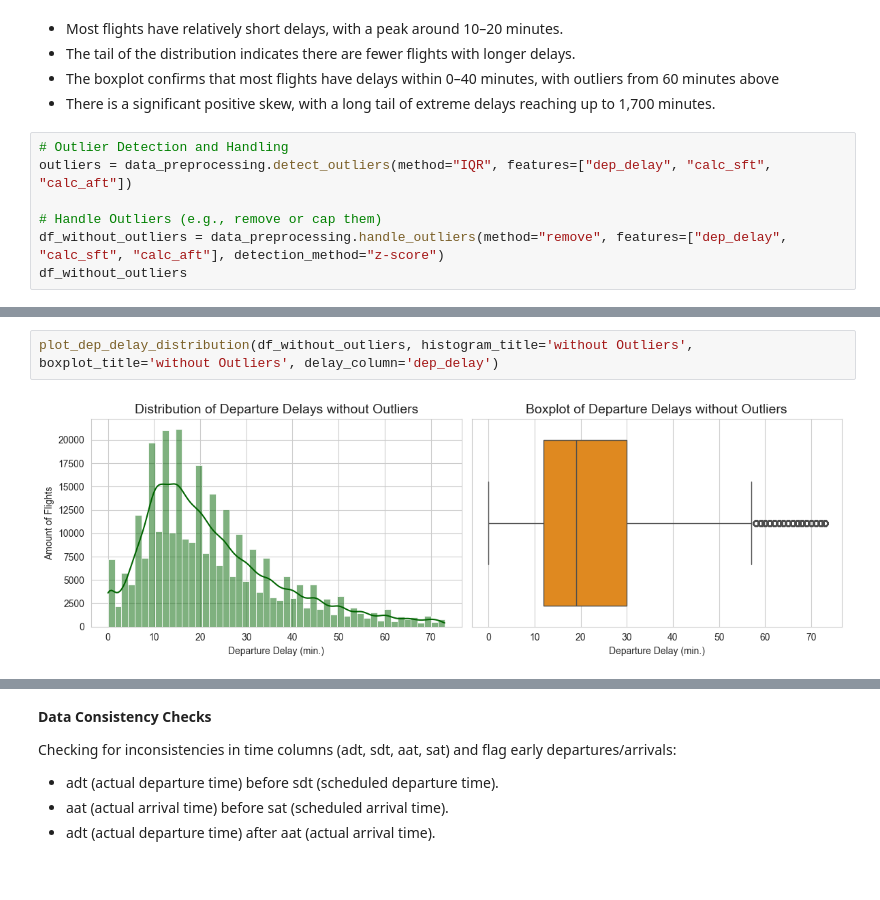
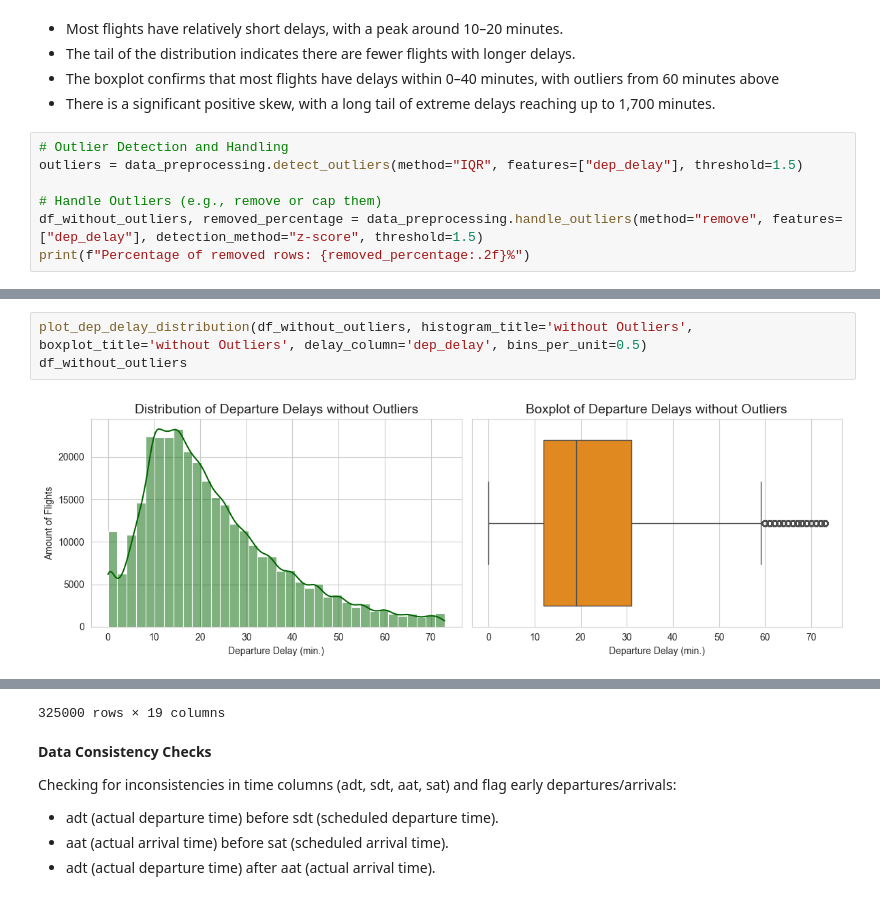
Before and after one commit to DT-Service-Consulting/avstats, a Jupyter notebook: avstats/AvStats_EDA.ipynb, the cells around one changed output, grey strips where cells are left out. Saved outputs shown, nothing was run; the diff lists cells and outputs as text.

```diff
--- a/avstats/AvStats_EDA.ipynb
+++ b/avstats/AvStats_EDA.ipynb
@@ -157,9 +157,9 @@ plot_dep_delay_distribution(df_preprocessed, delay_filter=100, delay_column='dep
 * There is a significant positive skew, with a long tail of extreme delays reaching up to 1,700 minutes.
 # %%
 # Outlier Detection and Handling
-outliers = data_preprocessing.detect_outliers(method="IQR", features=["dep_delay", "calc_sft", "calc_aft"])
+outliers = data_preprocessing.detect_outliers(method="IQR", features=["dep_delay"], threshold=1.5)
 
 # Handle Outliers (e.g., remove or cap them)
-df_without_outliers = data_preprocessing.handle_outliers(method="remove", features=["dep_delay", "calc_sft", "calc_aft"], detection_method="z-score")
-df_without_outliers
+df_without_outliers, removed_percentage = data_preprocessing.handle_outliers(method="remove", features=["dep_delay"], detection_method="z-score", threshold=1.5)
+print(f"Percentage of removed rows: {removed_percentage:.2f}%")
 # %% [output]
@@ -179,4 +167,5 @@ df_without_outliers
 # %%
-plot_dep_delay_distribution(df_without_outliers, histogram_title='without Outliers', boxplot_title='without Outliers', delay_column='dep_delay')
+plot_dep_delay_distribution(df_without_outliers, histogram_title='without Outliers', boxplot_title='without Outliers', delay_column='dep_delay', bins_per_unit=0.5)
+df_without_outliers
 # %% [output]
-[figure, old version]
+[figure, new version]
@@ -183,3 +184,4 @@ plot_dep_delay_distribution(df_without_outliers, histogram_title='without Outlie
+325000 rows × 19 columns
 # %% [markdown]
 **Data Consistency Checks**
 
```
Also changed, not shown: parts of 34 cells of this notebook, 4 other files.
